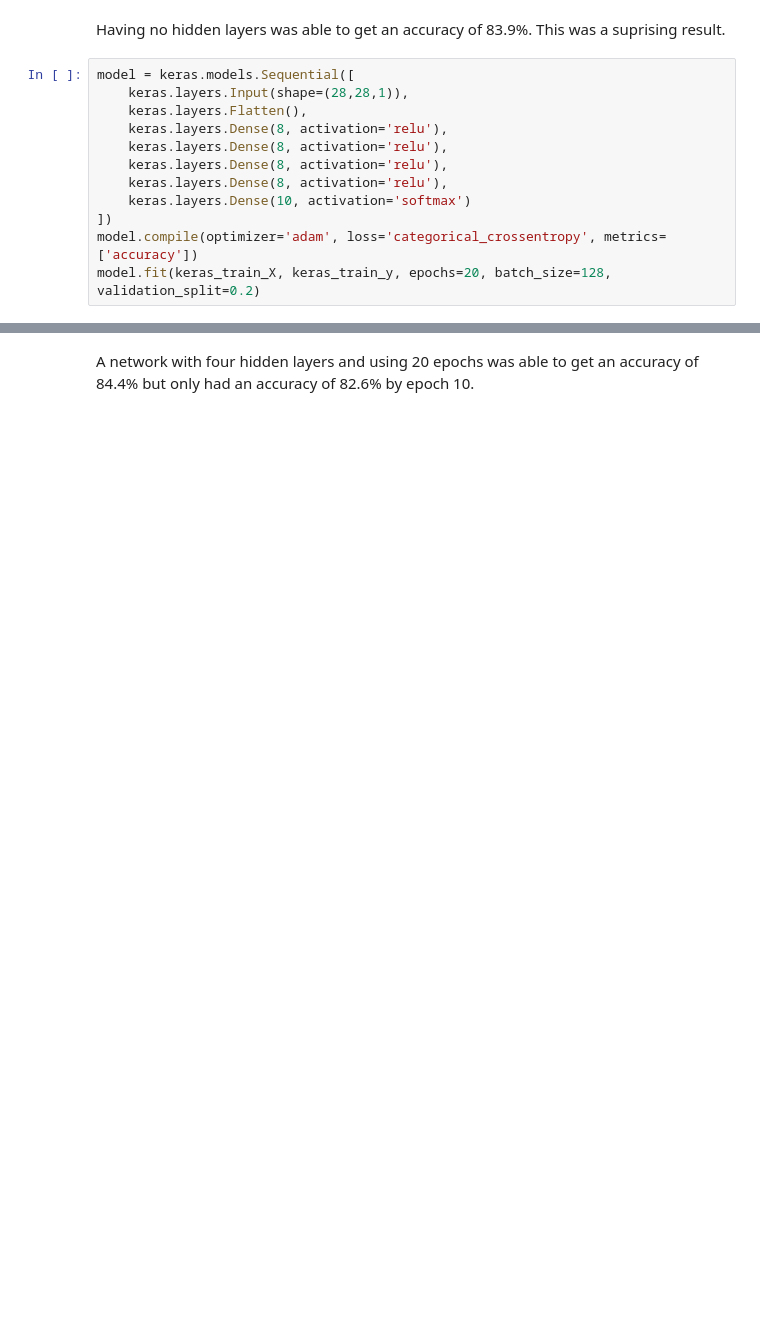
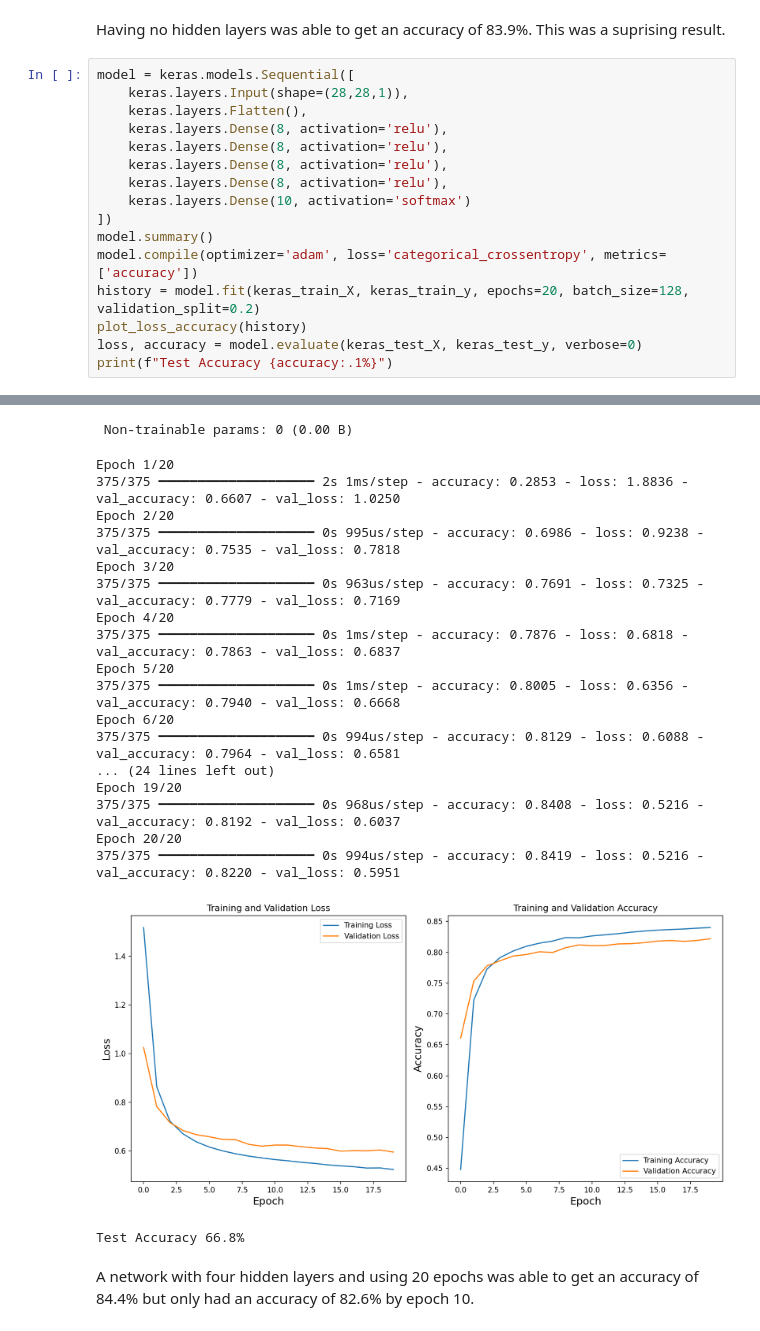
Before and after one commit to jmfb/CSC6621, a Jupyter notebook: m3/m3.ipynb, the cells around one changed output, grey strips where cells are left out. Drawn from its saved outputs; the diff is of its cells as text; blank space fills up the shorter version.

```diff
--- a/m3/m3.ipynb
+++ b/m3/m3.ipynb
@@ -205,6 +305,10 @@ model = keras.models.Sequential([
     keras.layers.Dense(8, activation='relu'),
     keras.layers.Dense(10, activation='softmax')
 ])
+model.summary()
 model.compile(optimizer='adam', loss='categorical_crossentropy', metrics=['accuracy'])
-model.fit(keras_train_X, keras_train_y, epochs=20, batch_size=128, validation_split=0.2)
+history = model.fit(keras_train_X, keras_train_y, epochs=20, batch_size=128, validation_split=0.2)
+plot_loss_accuracy(history)
+loss, accuracy = model.evaluate(keras_test_X, keras_test_y, verbose=0)
+print(f"Test Accuracy {accuracy:.1%}")
 # %% [output]
@@ -229,3 +333,23 @@ Epoch 20/20
+ Non-trainable params: 0 (0.00 B)
+Epoch 1/20
+375/375 ━━━━━━━━━━━━━━━━━━━━ 2s 1ms/step - accuracy: 0.2853 - loss: 1.8836 - val_accuracy: 0.6607 - val_loss: 1.0250
+Epoch 2/20
+375/375 ━━━━━━━━━━━━━━━━━━━━ 0s 995us/step - accuracy: 0.6986 - loss: 0.9238 - val_accuracy: 0.7535 - val_loss: 0.7818
+Epoch 3/20
+375/375 ━━━━━━━━━━━━━━━━━━━━ 0s 963us/step - accuracy: 0.7691 - loss: 0.7325 - val_accuracy: 0.7779 - val_loss: 0.7169
+Epoch 4/20
+375/375 ━━━━━━━━━━━━━━━━━━━━ 0s 1ms/step - accuracy: 0.7876 - loss: 0.6818 - val_accuracy: 0.7863 - val_loss: 0.6837
+Epoch 5/20
+375/375 ━━━━━━━━━━━━━━━━━━━━ 0s 1ms/step - accuracy: 0.8005 - loss: 0.6356 - val_accuracy: 0.7940 - val_loss: 0.6668
+Epoch 6/20
+375/375 ━━━━━━━━━━━━━━━━━━━━ 0s 994us/step - accuracy: 0.8129 - loss: 0.6088 - val_accuracy: 0.7964 - val_loss: 0.6581
+... (24 lines left out)
+Epoch 19/20
+375/375 ━━━━━━━━━━━━━━━━━━━━ 0s 968us/step - accuracy: 0.8408 - loss: 0.5216 - val_accuracy: 0.8192 - val_loss: 0.6037
+Epoch 20/20
+375/375 ━━━━━━━━━━━━━━━━━━━━ 0s 994us/step - accuracy: 0.8419 - loss: 0.5216 - val_accuracy: 0.8220 - val_loss: 0.5951
+[figure, added]
+Test Accuracy 66.8%
 # %% [markdown]
 A network with four hidden layers and using 20 epochs was able to get an accuracy of 84.4% but only had an accuracy of 82.6% by epoch 10.
 # %%
```
Also changed, not shown: parts of 47 cells of this notebook, 1 other file.
